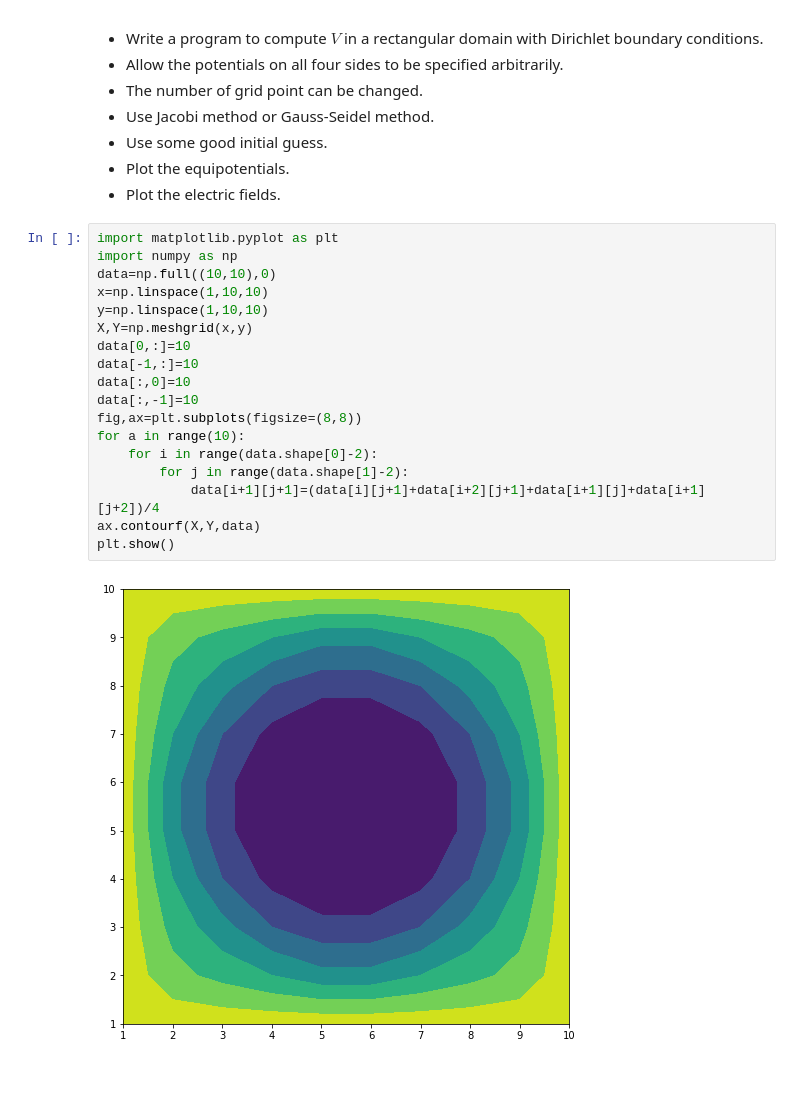
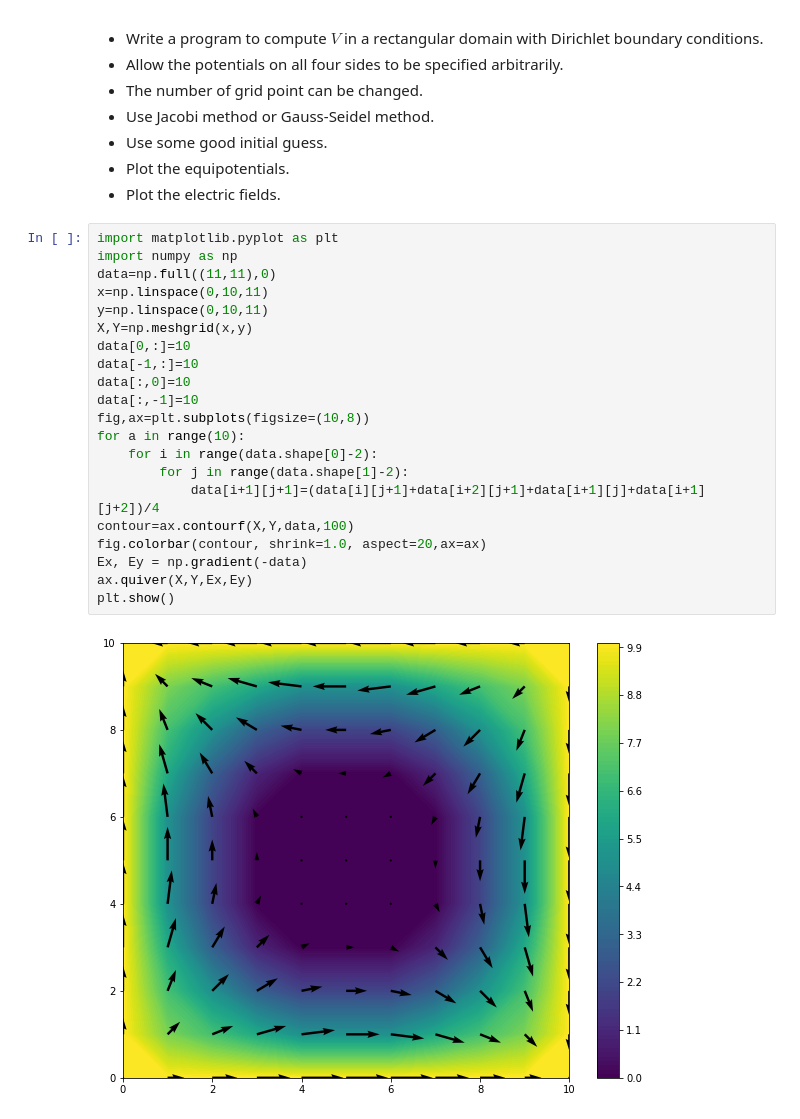
Before and after one commit to pcchen/Computation-in-Physics, a Jupyter notebook: 109022561/2021.11.08.ipynb, the cells around one changed output. Cells and saved outputs as stored; diff of their text form; blank space fills up the shorter version.

```diff
--- a/109022561/2021.11.08.ipynb
+++ b/109022561/2021.11.08.ipynb
@@ -84,20 +84,23 @@ plt.show()
 # %%
 import matplotlib.pyplot as plt
 import numpy as np
-data=np.full((10,10),0)
-x=np.linspace(1,10,10)
-y=np.linspace(1,10,10)
+data=np.full((11,11),0)
+x=np.linspace(0,10,11)
+y=np.linspace(0,10,11)
 X,Y=np.meshgrid(x,y)
 data[0,:]=10
 data[-1,:]=10
 data[:,0]=10
 data[:,-1]=10
-fig,ax=plt.subplots(figsize=(8,8))
+fig,ax=plt.subplots(figsize=(10,8))
 for a in range(10):
     for i in range(data.shape[0]-2):
         for j in range(data.shape[1]-2):
             data[i+1][j+1]=(data[i][j+1]+data[i+2][j+1]+data[i+1][j]+data[i+1][j+2])/4
-ax.contourf(X,Y,data)
+contour=ax.contourf(X,Y,data,100)
+fig.colorbar(contour, shrink=1.0, aspect=20,ax=ax)
+Ex, Ey = np.gradient(-data)
+ax.quiver(X,Y,Ex,Ey)
 plt.show()
 # %% [output]
-[figure, old version]
+[figure, new version]
```
Also changed, not shown: parts of 5 cells of this notebook.
